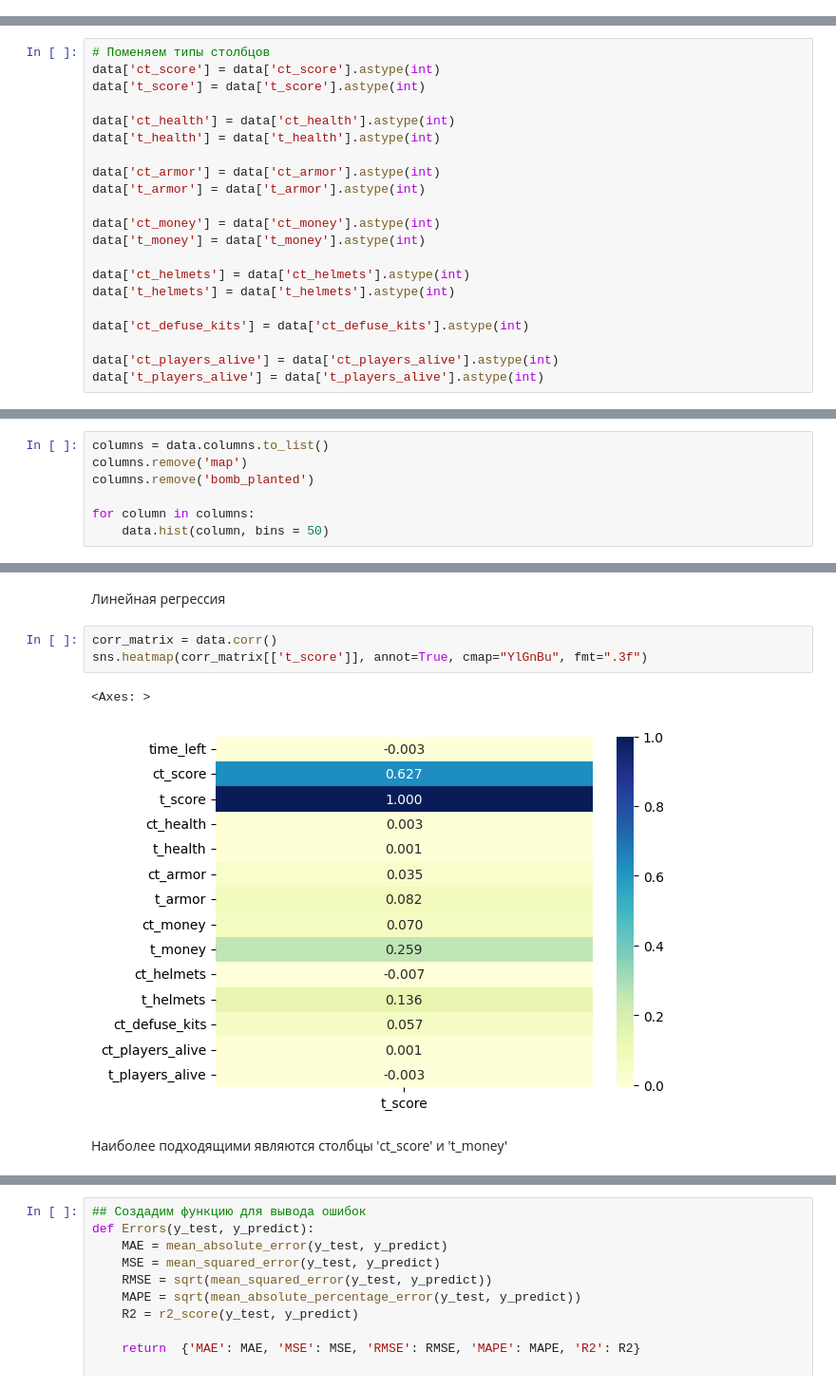
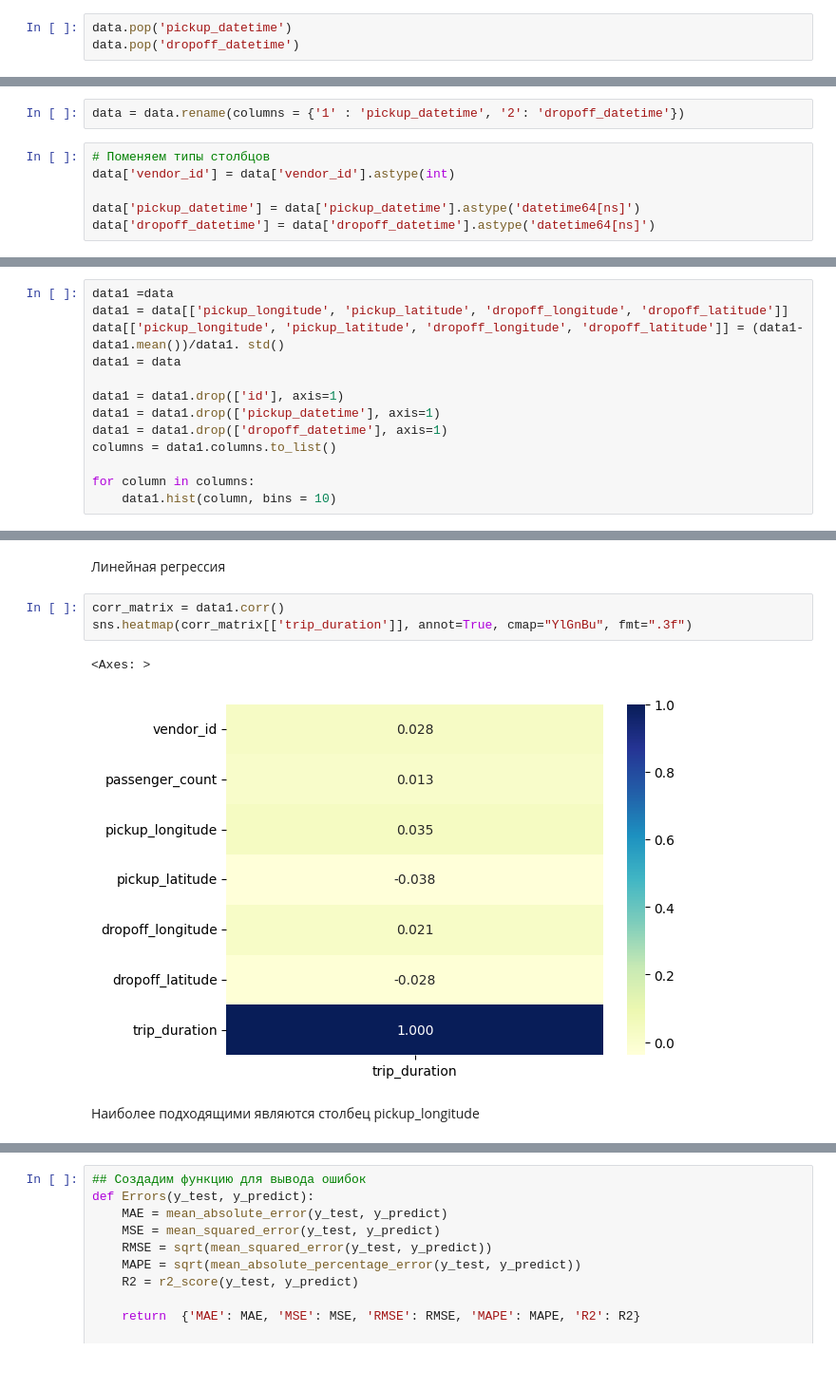
Before and after one commit to Egor767/Labs, a Jupyter notebook: notebooks/Lab3.ipynb, the cells around one changed output, grey strips where cells are left out. Shown at 95% size. Drawn from its saved outputs; the diff is of its cells as text.

```diff
--- a/notebooks/Lab3.ipynb
+++ b/notebooks/Lab3.ipynb
@@ -202,0 +167,3 @@ memory usage: 14.1+ MB
+# %%
+data.pop('pickup_datetime')
+data.pop('dropoff_datetime')
@@ -203,21 +183,8 @@ memory usage: 14.1+ MB
+# %%
+data = data.rename(columns = {'1' : 'pickup_datetime', '2': 'dropoff_datetime'})
 # %%
 # Поменяем типы столбцов
-data['ct_score'] = data['ct_score'].astype(int)
-data['t_score'] = data['t_score'].astype(int)
+data['vendor_id'] = data['vendor_id'].astype(int)
 
-data['ct_health'] = data['ct_health'].astype(int)
-data['t_health'] = data['t_health'].astype(int)
-
-data['ct_armor'] = data['ct_armor'].astype(int)
-data['t_armor'] = data['t_armor'].astype(int)
-
-data['ct_money'] = data['ct_money'].astype(int)
-data['t_money'] = data['t_money'].astype(int)
-
-data['ct_helmets'] = data['ct_helmets'].astype(int)
-data['t_helmets'] = data['t_helmets'].astype(int)
-
-data['ct_defuse_kits'] = data['ct_defuse_kits'].astype(int)
-
-data['ct_players_alive'] = data['ct_players_alive'].astype(int)
-data['t_players_alive'] = data['t_players_alive'].astype(int)
+data['pickup_datetime'] = data['pickup_datetime'].astype('datetime64[ns]')
+data['dropoff_datetime'] = data['dropoff_datetime'].astype('datetime64[ns]')
@@ -224,10 +211,16 @@ data['t_players_alive'] = data['t_players_alive'].astype(int)
 # %% [markdown]
 ## EDA
 # %%
-columns = data.columns.to_list()
-columns.remove('map')
-columns.remove('bomb_planted')
+data1 =data
+data1 = data[['pickup_longitude', 'pickup_latitude', 'dropoff_longitude', 'dropoff_latitude']]
+data[['pickup_longitude', 'pickup_latitude', 'dropoff_longitude', 'dropoff_latitude']] = (data1-data1.mean())/data1. std()
+data1 = data
+
+data1 = data1.drop(['id'], axis=1)
+data1 = data1.drop(['pickup_datetime'], axis=1)
+data1 = data1.drop(['dropoff_datetime'], axis=1)
+columns = data1.columns.to_list()
 
 for column in columns:
-    data.hist(column, bins = 50)
+    data1.hist(column, bins = 10)
 # %% [output]
@@ -272,11 +248,11 @@ X_train.shape, y_train.shape, X_test.shape, y_test.shape
 # %% [markdown]
 Линейная регрессия
 # %%
-corr_matrix = data.corr()
-sns.heatmap(corr_matrix[['t_score']], annot=True, cmap="YlGnBu", fmt=".3f")
+corr_matrix = data1.corr()
+sns.heatmap(corr_matrix[['trip_duration']], annot=True, cmap="YlGnBu", fmt=".3f")
 # %% [output]
 <Axes: >
-[figure, old version]
+[figure, new version]
 # %% [markdown]
-Наиболее подходящими являются столбцы 'ct_score' и 't_money'
+Наиболее подходящими являются столбец pickup_longitude
 # %%
```
Also changed, not shown: parts of 64 cells of this notebook, 2 other files.
